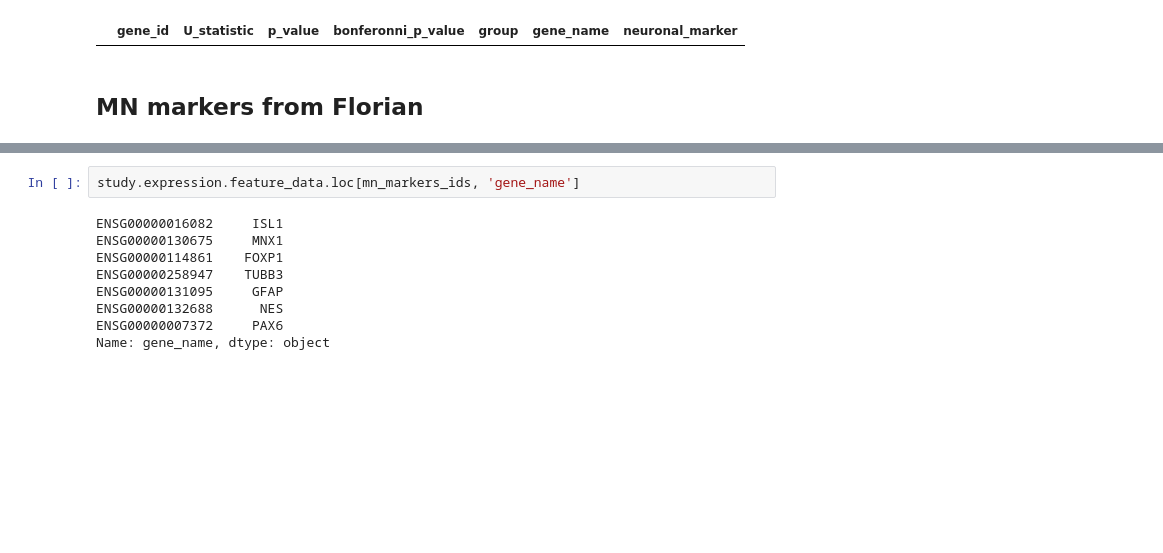
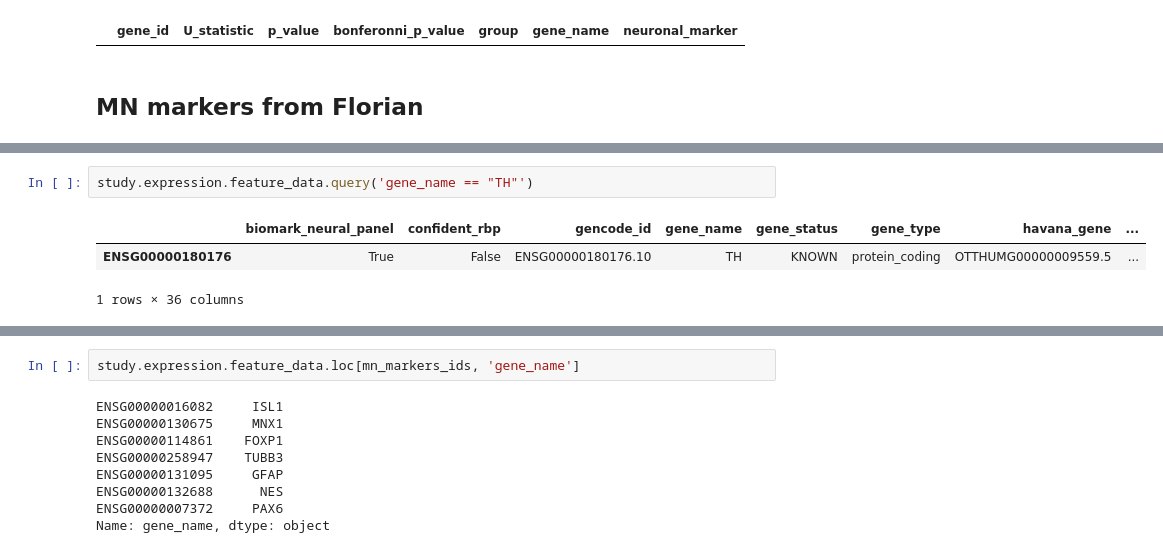
Before and after one commit to YeoLab/singlecell_pnm, a Jupyter notebook: 6._Figure_6/005_dig_into_mature_mns.ipynb, the cells around one changed output, grey strips where cells are left out. Saved outputs shown, nothing was run; the diff lists cells and outputs as text; blank space fills up the shorter version.

```diff
--- a/6._Figure_6/005_dig_into_mature_mns.ipynb
+++ b/6._Figure_6/005_dig_into_mature_mns.ipynb
@@ -339,3 +421,9 @@ mn_markers_ids
  'ENSG00000131095',
  'ENSG00000132688',
  'ENSG00000007372']
+# %%
+study.expression.feature_data.query('gene_name == "TH"')
+# %% [output]
+|  | biomark_neural_panel | confident_rbp | gencode_id | gene_name | gene_status | gene_type | havana_gene | ... |
+| ENSG00000180176 | True | False | ENSG00000180176.10 | TH | KNOWN | protein_coding | OTTHUMG00000009559.5 | ... |
+1 rows × 36 columns
```
Also changed, not shown: parts of 17 cells of this notebook, 49 other files.
